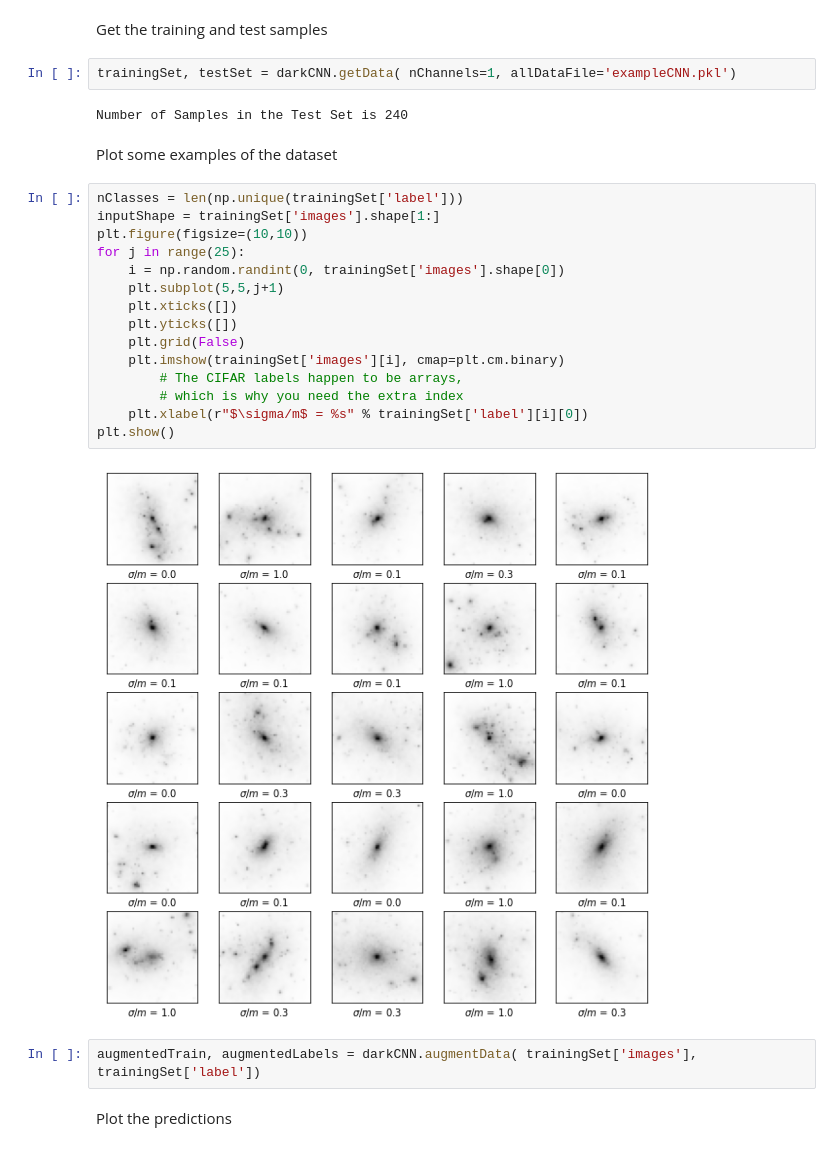
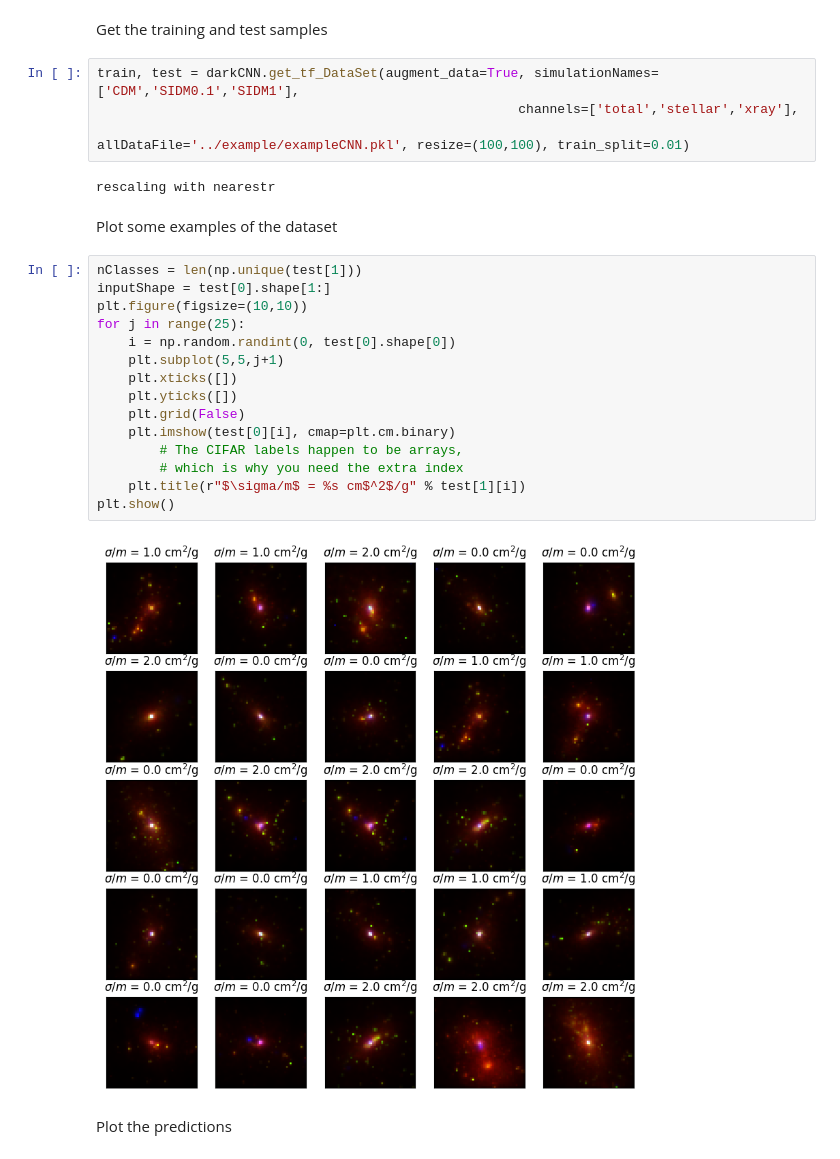
Before and after one commit to davidharvey1986/darkCNN, a Jupyter notebook: example/testDarkCNN.ipynb, the cells around one changed output. Saved outputs shown, nothing was run; the diff lists cells and outputs as text.

```diff
--- a/example/testDarkCNN.ipynb
+++ b/example/testDarkCNN.ipynb
@@ -11,29 +15,29 @@ from matplotlib import pyplot as plt
 # %% [markdown]
 Get the training and test samples
-# %%
-trainingSet, testSet = darkCNN.getData( nChannels=1, allDataFile='exampleCNN.pkl')
-# %% [output]
-Number of Samples in the Test Set is 240
+# %%
+train, test = darkCNN.get_tf_DataSet(augment_data=True, simulationNames=['CDM','SIDM0.1','SIDM1'],
+                                                      channels=['total','stellar','xray'],
+                                                      allDataFile='../example/exampleCNN.pkl', resize=(100,100), train_split=0.01)
+# %% [output]
+rescaling with nearestr
 # %% [markdown]
 Plot some examples of the dataset
 # %%
-nClasses = len(np.unique(trainingSet['label']))
-inputShape = trainingSet['images'].shape[1:]
+nClasses = len(np.unique(test[1]))
+inputShape = test[0].shape[1:]
 plt.figure(figsize=(10,10))
 for j in range(25):
-    i = np.random.randint(0, trainingSet['images'].shape[0])
+    i = np.random.randint(0, test[0].shape[0])
     plt.subplot(5,5,j+1)
     plt.xticks([])
     plt.yticks([])
     plt.grid(False)
-    plt.imshow(trainingSet['images'][i], cmap=plt.cm.binary)
+    plt.imshow(test[0][i], cmap=plt.cm.binary)
         # The CIFAR labels happen to be arrays,
         # which is why you need the extra index
-    plt.xlabel(r"$\sigma/m$ = %s" % trainingSet['label'][i][0])
+    plt.title(r"$\sigma/m$ = %s cm$^2$/g" % test[1][i])
 plt.show()
 # %% [output]
-[figure, old version]
+[figure, new version]
-# %%
-augmentedTrain, augmentedLabels = darkCNN.augmentData( trainingSet['images'], trainingSet['label'])
 # %% [markdown]
 Plot the predictions
```
Also changed, not shown: parts of 7 cells of this notebook, 35 other files.
